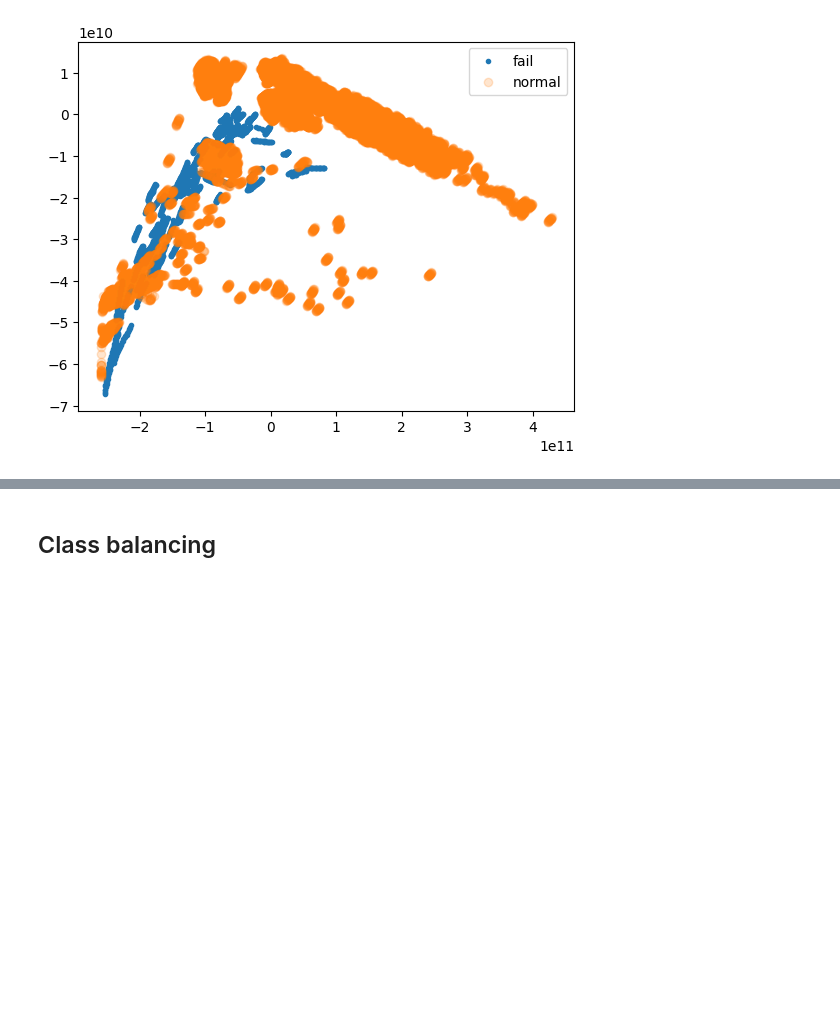
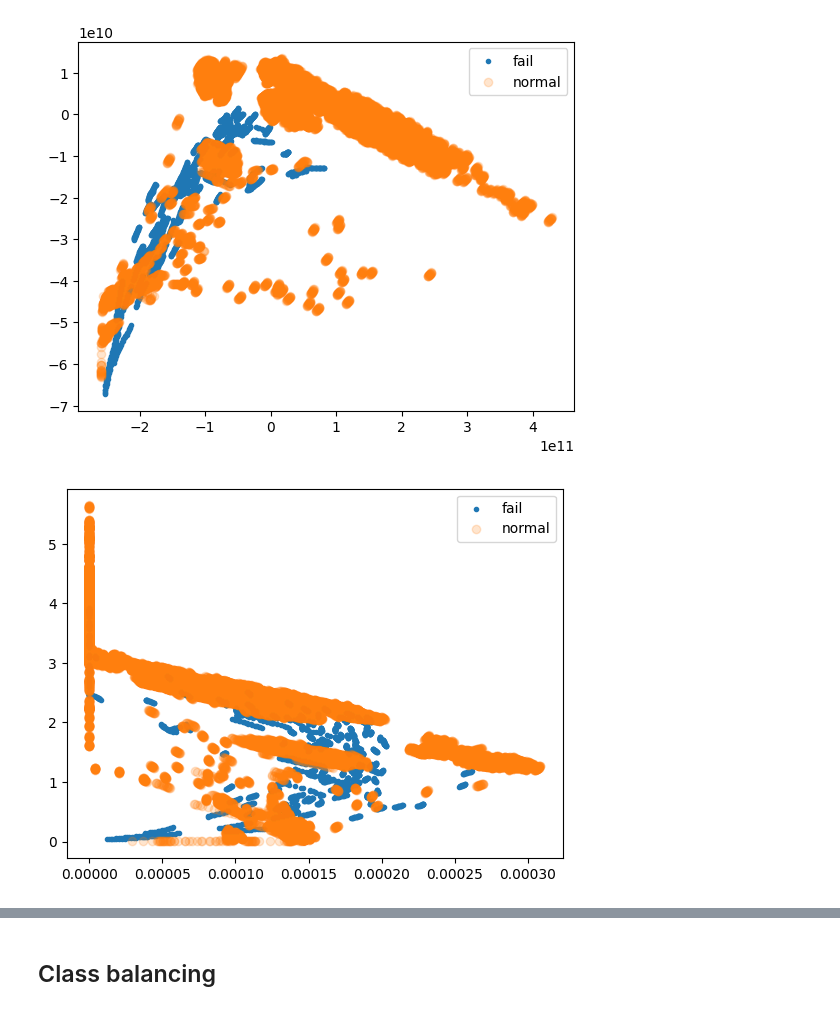
Before and after one commit to ExtremCode/hhd_failure_prediction, a Jupyter notebook: eda.ipynb, the cells around one changed output, grey strips where cells are left out. Saved outputs shown, nothing was run; the diff lists cells and outputs as text; code cells hidden in the pictures; blank space fills up the shorter version.

```diff
--- a/eda.ipynb
+++ b/eda.ipynb
@@ -767,16 +1007,21 @@ plt.show()
 # %% [output]
 [figure]
 # %%
-rbf = RBFSampler(n_components=30).fit(x_train)
+from sklearn.decomposition import NMF
+
+nmf = NMF(2)
+nmf.fit(x_train[num_cols])
 plt.scatter(
-    rbf.transform(x_train.loc[y_train == 1, num_cols])[:, 0],
-    rbf.transform(x_train.loc[y_train == 1, num_cols])[:, 1],
+    nmf.transform(x_train.loc[y_train == 1, num_cols])[:, 0],
+    nmf.transform(x_train.loc[y_train == 1, num_cols])[:, 1],
     label="fail", marker="."
 );
 plt.scatter(
-    rbf.transform(x_train.loc[y_train == 0, num_cols])[:, 0],
-    rbf.transform(x_train.loc[y_train == 0, num_cols])[:, 1],
+    nmf.transform(x_train.loc[y_train == 0, num_cols])[:, 0],
+    nmf.transform(x_train.loc[y_train == 0, num_cols])[:, 1],
     label="normal", marker="o", alpha=0.2
 );
 plt.legend()
 plt.show()
+# %% [output]
+[figure, added]
```
Also changed, not shown: parts of 40 cells of this notebook.
